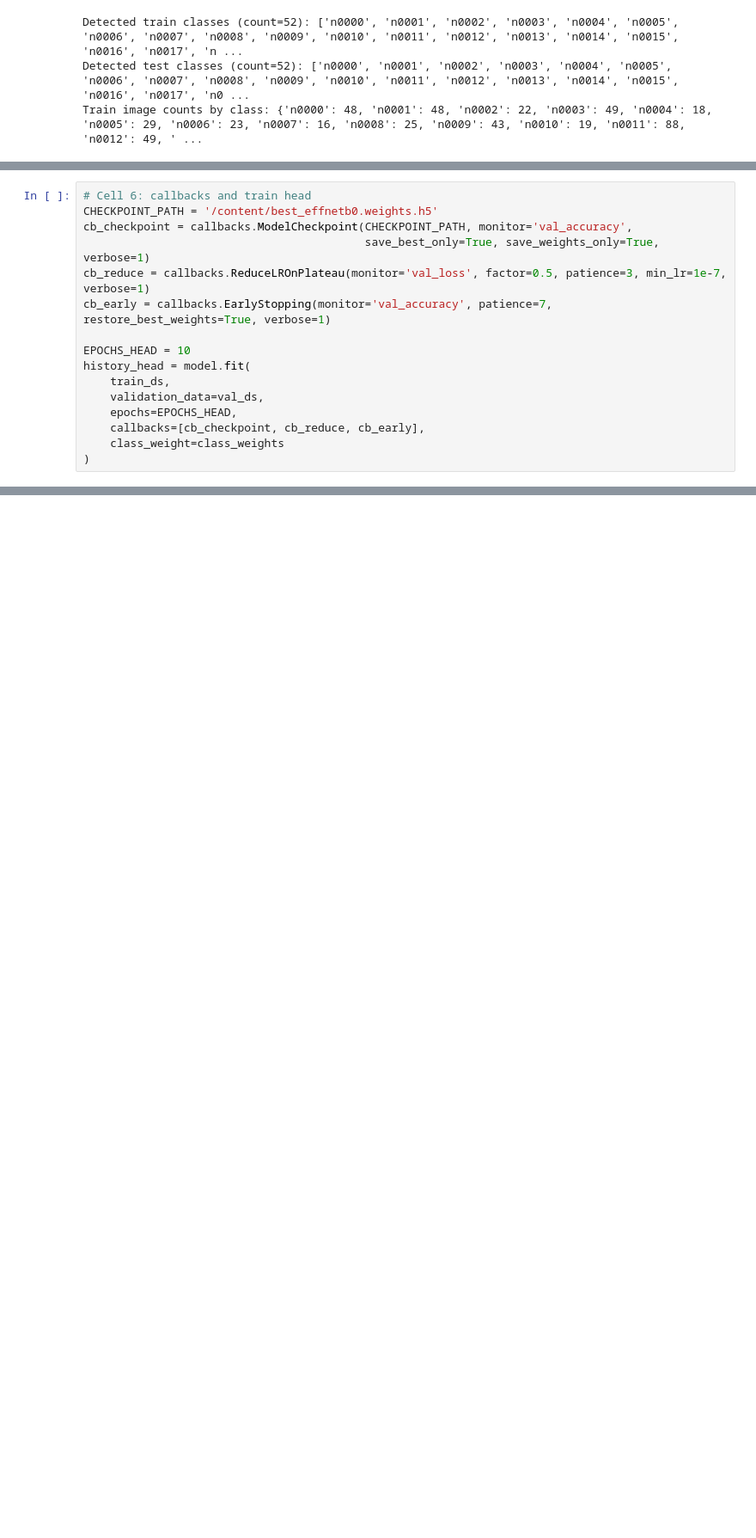
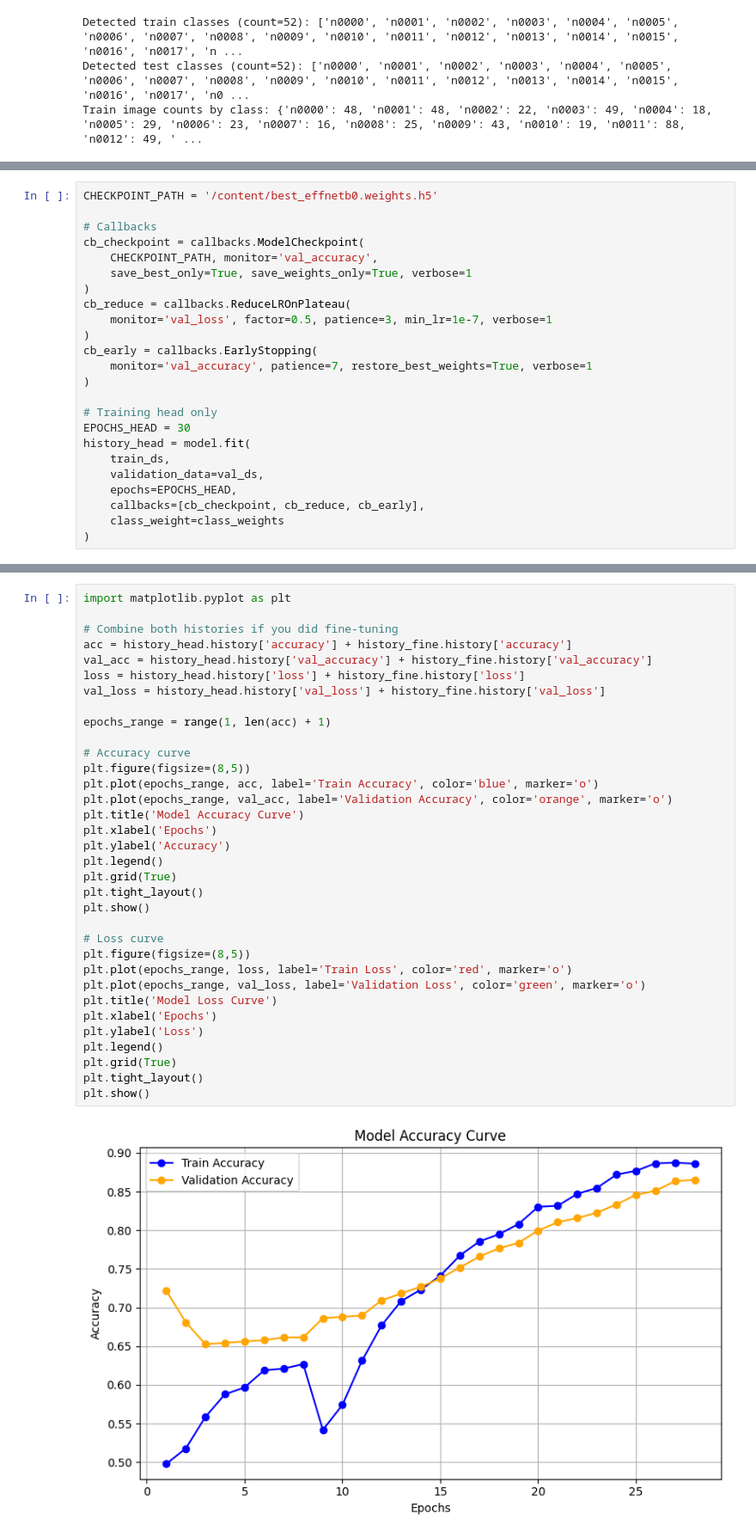
Before and after one commit to Buddhiimz/DeepLearning_Project, a Jupyter notebook: IT22095176_DL_Assigment_EfficientNetB0_model.ipynb, the cells around one changed output, grey strips where cells are left out. Shown: that part at 86% size. Saved outputs shown, nothing was run; the diff lists cells and outputs as text; blank space fills up the shorter version.

```diff
--- a/IT22095176_DL_Assigment_EfficientNetB0_model.ipynb
+++ b/IT22095176_DL_Assigment_EfficientNetB0_model.ipynb
@@ -233,12 +253,20 @@ Model: "functional_1"
 # %%
-# Cell 6: callbacks and train head
 CHECKPOINT_PATH = '/content/best_effnetb0.weights.h5'
-cb_checkpoint = callbacks.ModelCheckpoint(CHECKPOINT_PATH, monitor='val_accuracy',
-                                          save_best_only=True, save_weights_only=True, verbose=1)
-cb_reduce = callbacks.ReduceLROnPlateau(monitor='val_loss', factor=0.5, patience=3, min_lr=1e-7, verbose=1)
-cb_early = callbacks.EarlyStopping(monitor='val_accuracy', patience=7, restore_best_weights=True, verbose=1)
 
-EPOCHS_HEAD = 10
+# Callbacks
+cb_checkpoint = callbacks.ModelCheckpoint(
+    CHECKPOINT_PATH, monitor='val_accuracy',
+    save_best_only=True, save_weights_only=True, verbose=1
+)
+cb_reduce = callbacks.ReduceLROnPlateau(
+    monitor='val_loss', factor=0.5, patience=3, min_lr=1e-7, verbose=1
+)
+cb_early = callbacks.EarlyStopping(
+    monitor='val_accuracy', patience=7, restore_best_weights=True, verbose=1
+)
+
+# Training head only
+EPOCHS_HEAD = 30
 history_head = model.fit(
     train_ds,
     validation_data=val_ds,
@@ -391,0 +397,36 @@ Restoring model weights from the end of the best epoch: 15.
+# %%
+import matplotlib.pyplot as plt
+
+# Combine both histories if you did fine-tuning
+acc = history_head.history['accuracy'] + history_fine.history['accuracy']
+val_acc = history_head.history['val_accuracy'] + history_fine.history['val_accuracy']
+loss = history_head.history['loss'] + history_fine.history['loss']
+val_loss = history_head.history['val_loss'] + history_fine.history['val_loss']
+
+epochs_range = range(1, len(acc) + 1)
+
+# Accuracy curve
+plt.figure(figsize=(8,5))
+plt.plot(epochs_range, acc, label='Train Accuracy', color='blue', marker='o')
+plt.plot(epochs_range, val_acc, label='Validation Accuracy', color='orange', marker='o')
+plt.title('Model Accuracy Curve')
+plt.xlabel('Epochs')
+plt.ylabel('Accuracy')
+plt.legend()
+plt.grid(True)
+plt.tight_layout()
+plt.show()
+
+# Loss curve
+plt.figure(figsize=(8,5))
+plt.plot(epochs_range, loss, label='Train Loss', color='red', marker='o')
+plt.plot(epochs_range, val_loss, label='Validation Loss', color='green', marker='o')
+plt.title('Model Loss Curve')
+plt.xlabel('Epochs')
+plt.ylabel('Loss')
+plt.legend()
+plt.grid(True)
+plt.tight_layout()
+plt.show()
+# %% [output]
+[figure, added]
```
Also changed, not shown: parts of 22 cells of this notebook.
